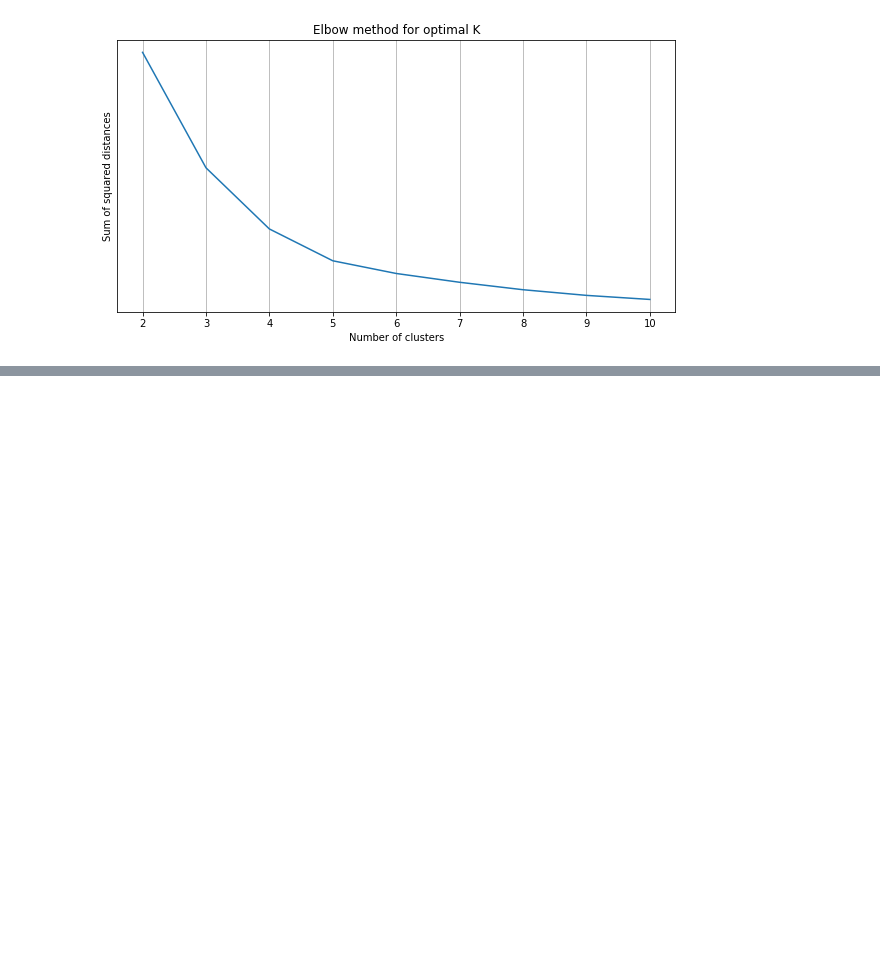
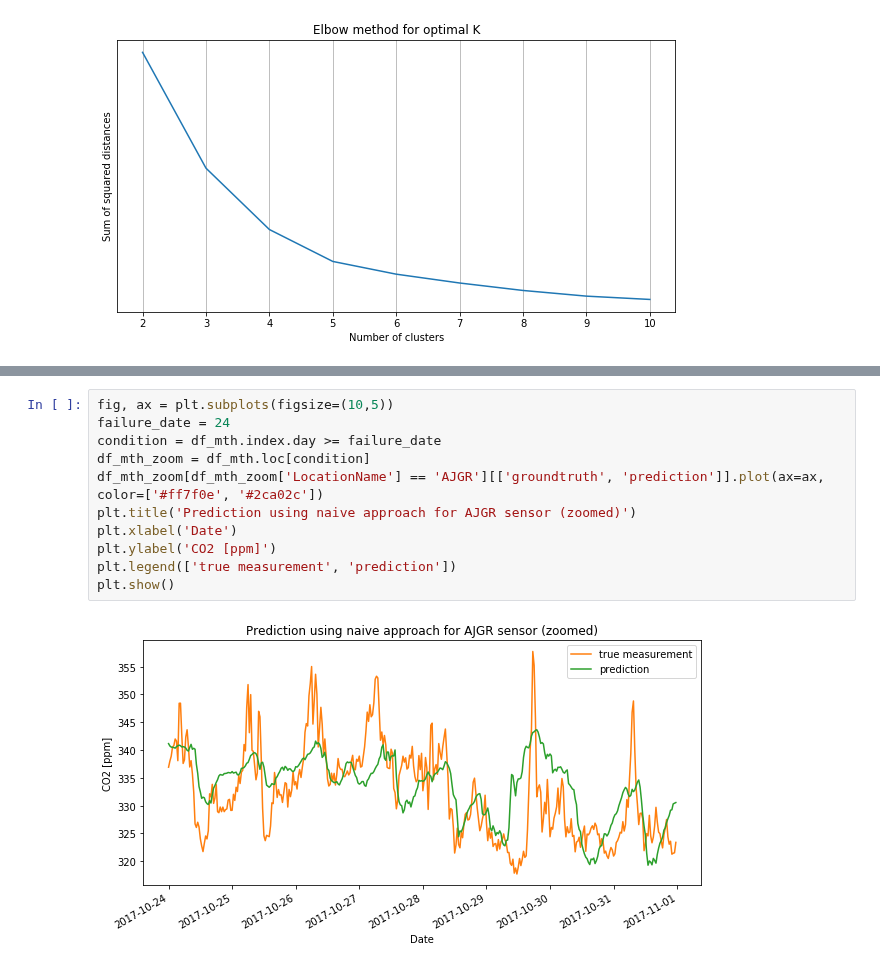
Before and after one commit to joelmfonseca/COM-503, a Jupyter notebook: mini_project/mini_project.ipynb, the cells around one changed output, grey strips where cells are left out. Drawn from its saved outputs; the diff is of its cells as text; blank space fills up the shorter version.

```diff
--- a/mini_project/mini_project.ipynb
+++ b/mini_project/mini_project.ipynb
@@ -295,0 +340,13 @@ plt.show()
+# %%
+fig, ax = plt.subplots(figsize=(10,5))
+failure_date = 24
+condition = df_mth.index.day >= failure_date
+df_mth_zoom = df_mth.loc[condition]
+df_mth_zoom[df_mth_zoom['LocationName'] == 'AJGR'][['groundtruth', 'prediction']].plot(ax=ax, color=['#ff7f0e', '#2ca02c'])
+plt.title('Prediction using naive approach for AJGR sensor (zoomed)')
+plt.xlabel('Date')
+plt.ylabel('CO2 [ppm]')
+plt.legend(['true measurement', 'prediction'])
+plt.show()
+# %% [output]
+[figure, added]
```
Also changed, not shown: parts of 15 cells of this notebook, 1 other file.
